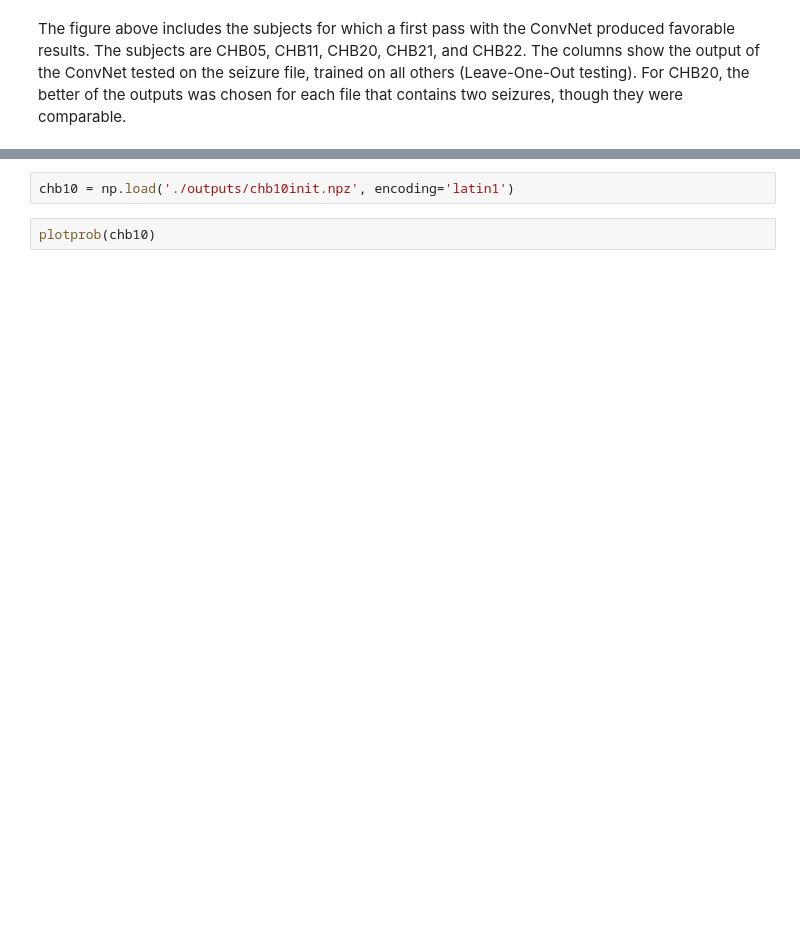
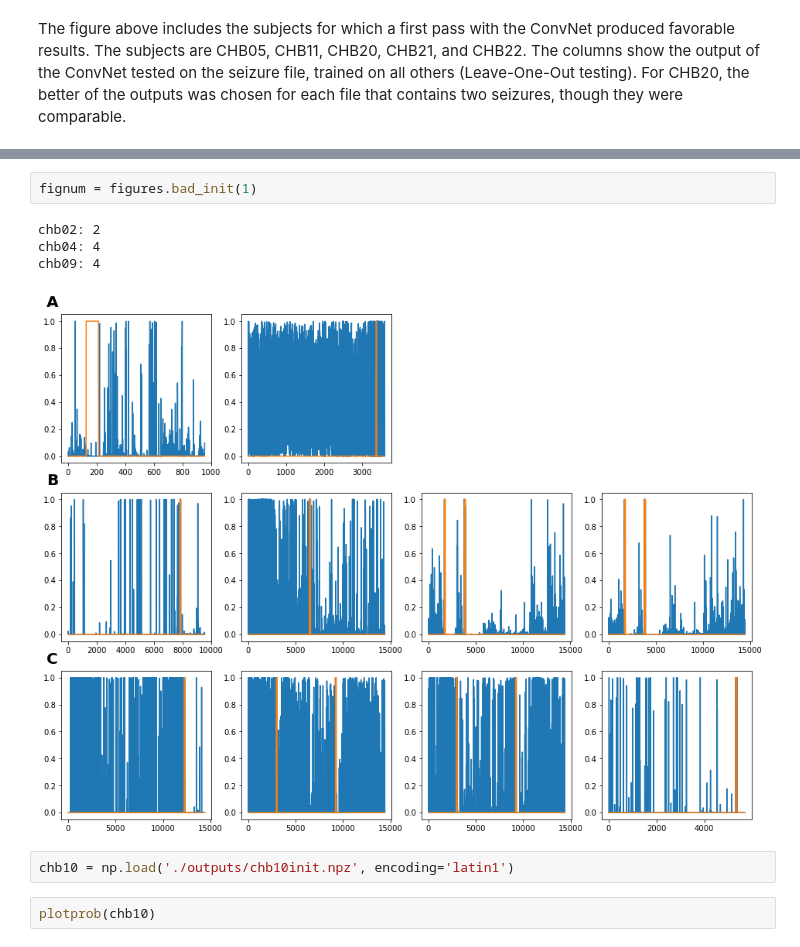
Before and after one commit to acellon/thesis, a Jupyter notebook: testdev.ipynb, the cells around one changed output, grey strips where cells are left out. Cells and saved outputs as stored; diff of their text form; blank space fills up the shorter version.

```diff
--- a/testdev.ipynb
+++ b/testdev.ipynb
@@ -397,3 +63,10 @@ plt.plot(chb09['true_4'])
+# %%
+fignum = figures.bad_init(1)
+# %% [output]
+chb02: 2
+chb04: 4
+chb09: 4
+[figure, added]
 # %%
 chb10 = np.load('./outputs/chb10init.npz', encoding='latin1')
 # %%
```
Also changed, not shown: parts of 64 cells of this notebook, 3 other files.
